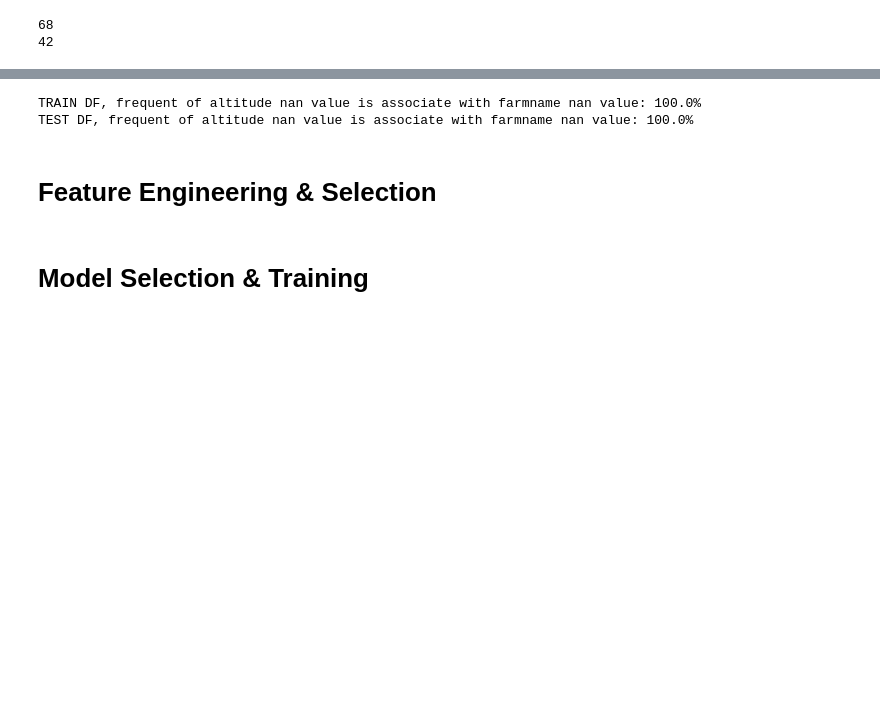
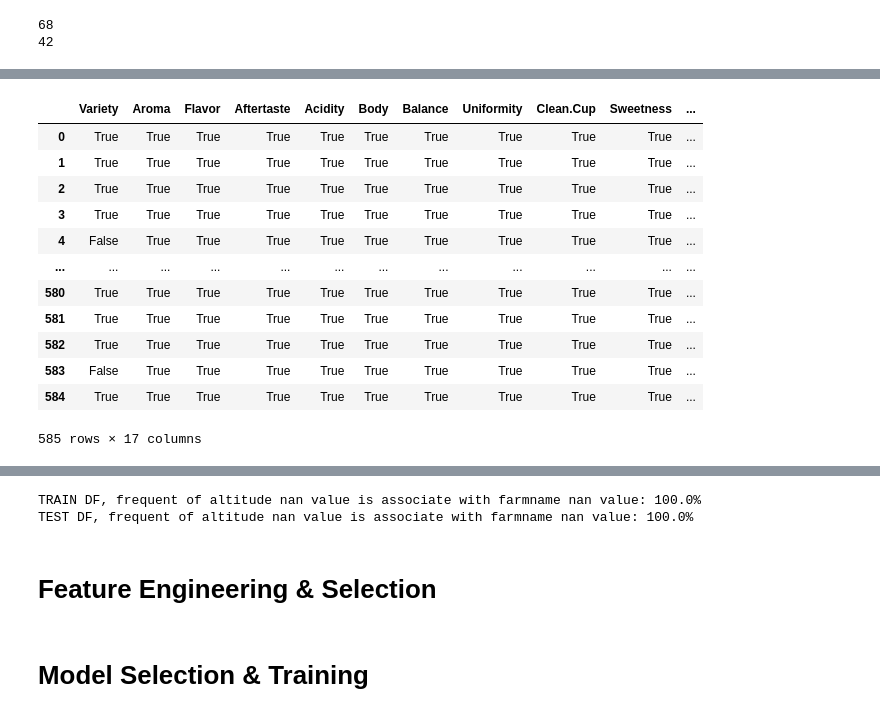
Before and after one commit to juliohsu/kaggle-competitions, a Jupyter notebook: coffee-bean-prediction/main.ipynb, the cells around one changed output, grey strips where cells are left out. Drawn from its saved outputs; the diff is of its cells as text; code cells hidden in the pictures; blank space fills up the shorter version.

```diff
--- a/coffee-bean-prediction/main.ipynb
+++ b/coffee-bean-prediction/main.ipynb
@@ -350,9 +396,3 @@ lotNumberCorrection(test_df)
 train_df["Lot.Number"].isna().sum()
 # %% [output]
 0
-# %%
-# quakers nan value
-quakers_category = {}
-for i in train_df["Quakers"]:
-    if i not in quakers_category:
-        quakers_category
@@ -409,0 +579,20 @@ print(train_df["Altitude"].isna().sum())
+# %%
+train_df[[
+            "Variety" ,"Aroma", "Flavor", "Aftertaste", "Acidity", "Body", "Balance",
+            "Uniformity", "Clean.Cup", "Sweetness", "Cupper.Points", "Total.Cup.Points",
+            "Moisture", "Category.One.Defects", "Quakers", "Category.Two.Defects", "Expiration"
+        ]].notna()
+# %% [output]
+|  | Variety | Aroma | Flavor | Aftertaste | Acidity | Body | Balance | Uniformity | Clean.Cup | Sweetness | ... |
+| 0 | True | True | True | True | True | True | True | True | True | True | ... |
+| 1 | True | True | True | True | True | True | True | True | True | True | ... |
+| 2 | True | True | True | True | True | True | True | True | True | True | ... |
+| 3 | True | True | True | True | True | True | True | True | True | True | ... |
+| 4 | False | True | True | True | True | True | True | True | True | True | ... |
+| ... | ... | ... | ... | ... | ... | ... | ... | ... | ... | ... | ... |
+| 580 | True | True | True | True | True | True | True | True | True | True | ... |
+| 581 | True | True | True | True | True | True | True | True | True | True | ... |
+| 582 | True | True | True | True | True | True | True | True | True | True | ... |
+| 583 | False | True | True | True | True | True | True | True | True | True | ... |
+| 584 | True | True | True | True | True | True | True | True | True | True | ... |
+585 rows × 17 columns
```
Also changed, not shown: parts of 14 cells of this notebook, 1 other file.
